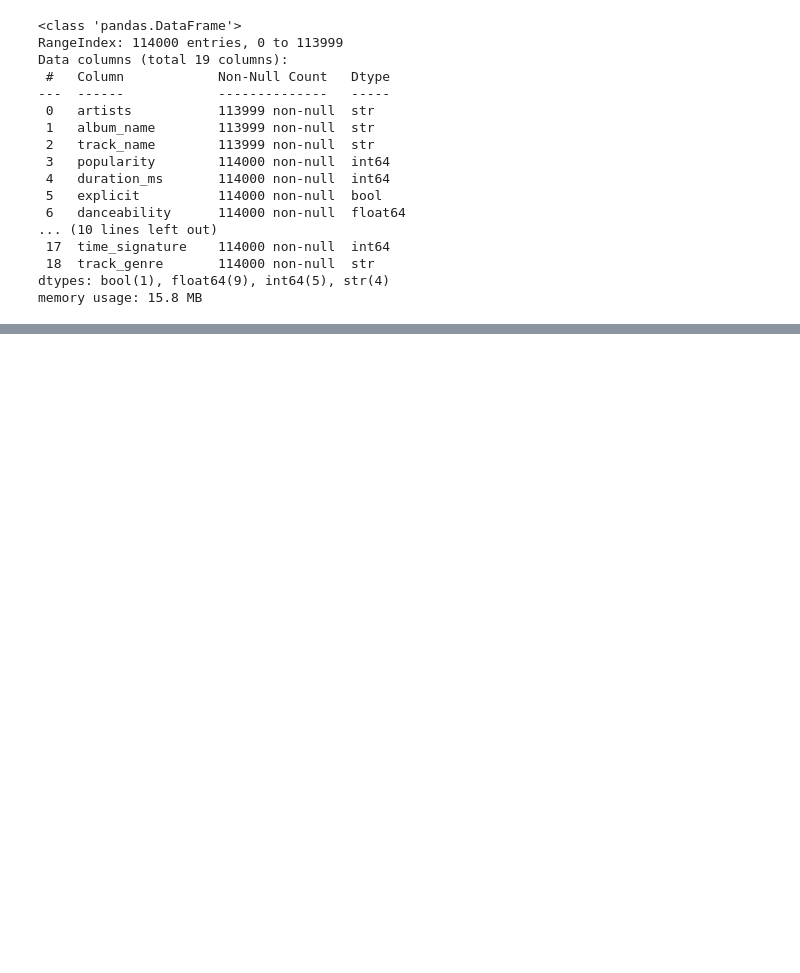
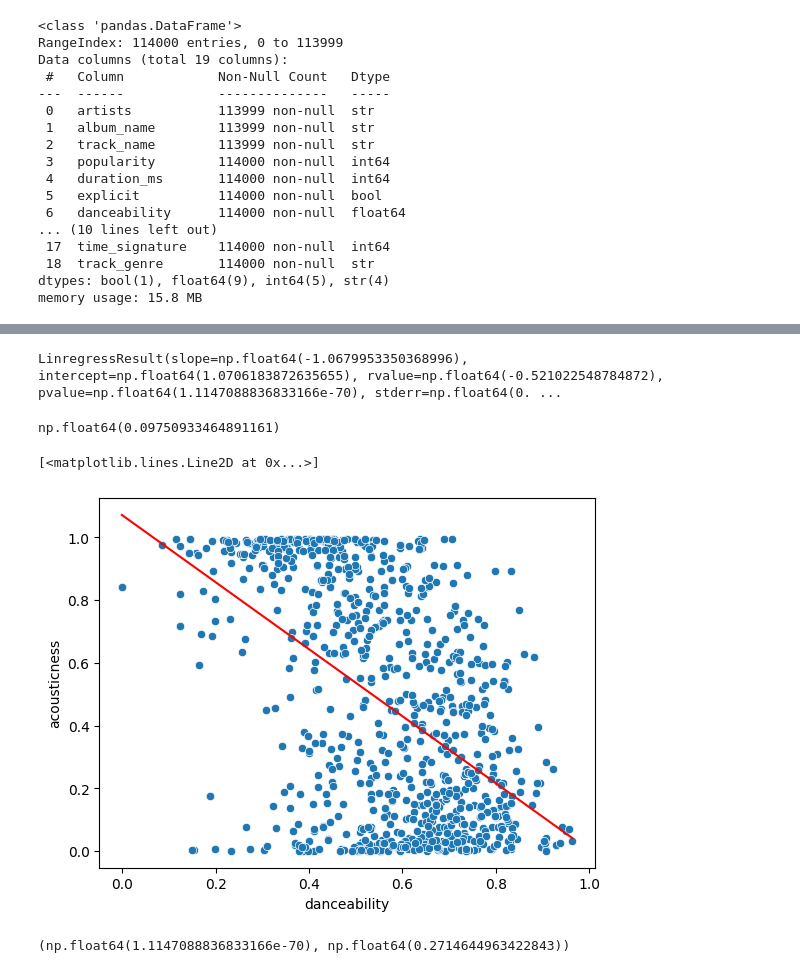
Before and after one commit to SamuAP19/StatsII_project, a Jupyter notebook: Project_StatsII.ipynb, the cells around one changed output, grey strips where cells are left out. Drawn from its saved outputs; the diff is of its cells as text; code cells hidden in the pictures; blank space fills up the shorter version.

```diff
--- a/Project_StatsII.ipynb
+++ b/Project_StatsII.ipynb
@@ -87,0 +95,37 @@ df_var.reset_index(drop=True)
+# %%
+er = st.linregress(df_samplevar['danceability'],df_samplevar['acousticness'])
+er
+# %% [output]
+LinregressResult(slope=np.float64(-1.0679953350368996), intercept=np.float64(1.0706183872635655), rvalue=np.float64(-0.521022548784872), pvalue=np.float64(1.1147088836833166e-70), stderr=np.float64(0. ...
+# %%
+n = len(df_samplevar)
+x = df_samplevar.danceability
+y = df_samplevar.acousticness
+b = er.slope
+a = er.intercept
+hy = a + b*x
+e = y-hy
+sse = np.sum(e**2)
+hs2 = (sse)/(n)
+# %%
+hs2
+# %% [output]
+np.float64(0.09750933464891161)
+# %%
+fit = [b,a]
+poly = np.poly1d(fit)
+rang = max(x)-min(x)
+lb = min(x) - (rang/1000)
+lu = max(x) + (rang/1000)
+z = [lb,lu]
+sns.scatterplot(data=df_samplevar, x=df_samplevar['danceability'],y=df_samplevar['acousticness'], markers='*')
+plt.plot(z,poly(z),'r-')
+# %% [output]
+[<matplotlib.lines.Line2D at 0x...>]
+[figure, added]
+# %%
+R2 = (er.rvalue)**2
+p = er.pvalue
+p, R2
+# %% [output]
+(np.float64(1.1147088836833166e-70), np.float64(0.2714644963422843))
```
Also changed, not shown: parts of 14 cells of this notebook, 1 other file.
